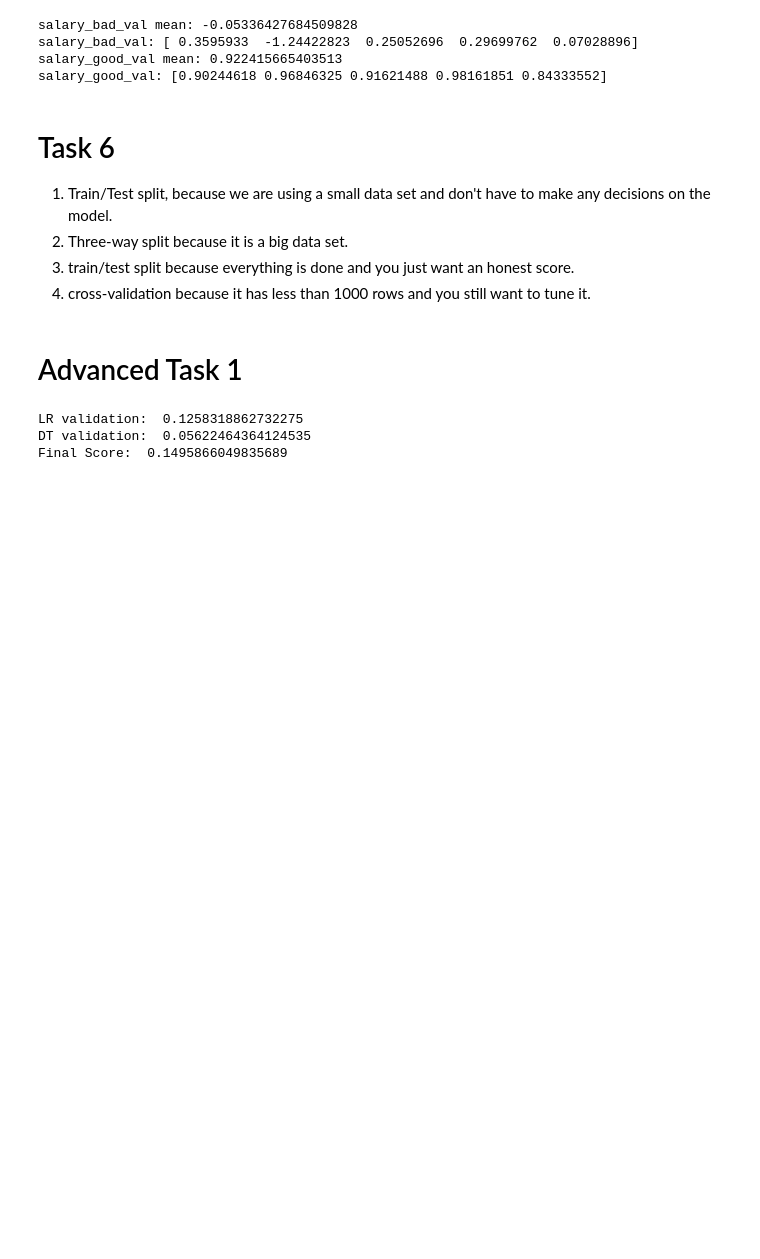
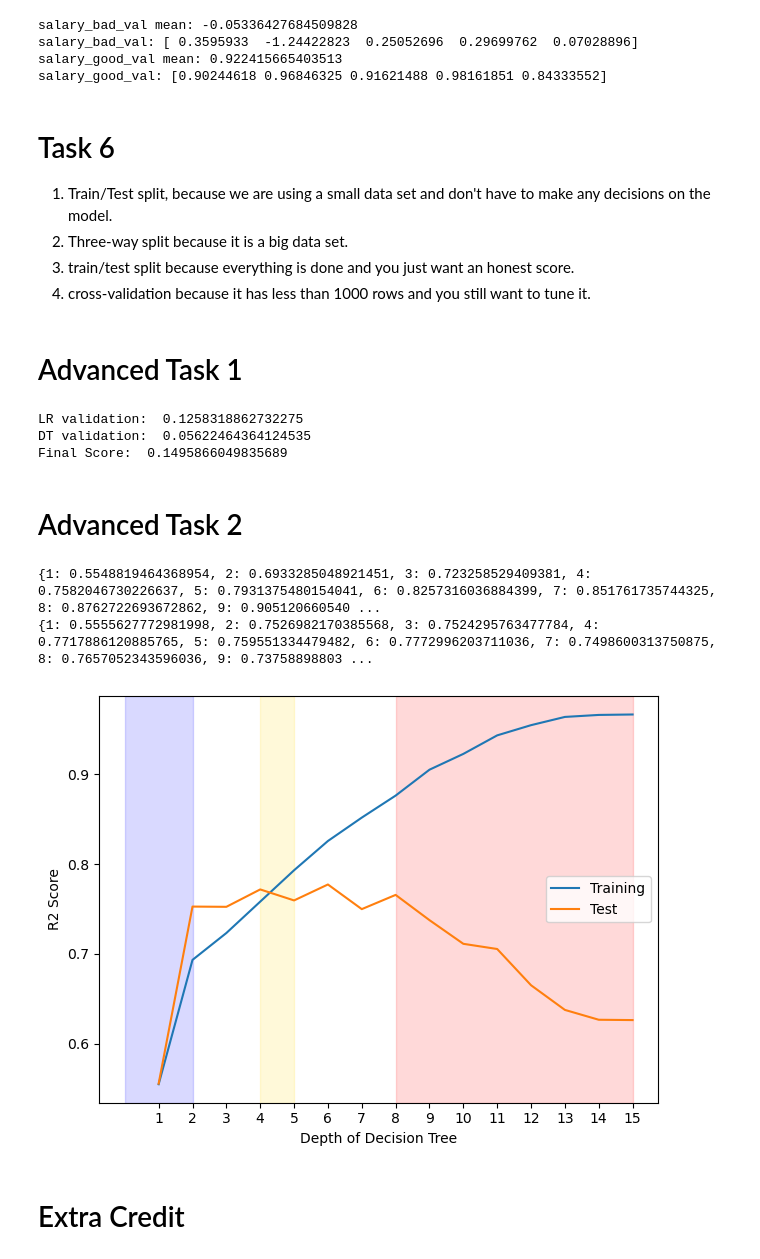
Before and after one commit to BrianFri/ModelTrust, a Jupyter notebook: modeltrust.ipynb, the cells around one changed output. Drawn from its saved outputs; the diff is of its cells as text; code cells hidden in the pictures; blank space fills up the shorter version.

```diff
--- a/modeltrust.ipynb
+++ b/modeltrust.ipynb
@@ -153,3 +153,50 @@ print("Final Score: ", ins_model_lr_score)
 LR validation:  0.1258318862732275
 DT validation:  0.05622464364124535
 Final Score:  0.1495866049835689
+# %% [markdown]
+# Advanced Task 2
+# %%
+# training_r2 = []
+# test_r2 = []
+training_r2 = {}
+test_r2 = {}
+
+for depth in range(1,16):
+    model = DecisionTreeRegressor(max_depth=depth, random_state=42)
+    model.fit(cars_X_train, cars_y_train)
+    # training_r2.append((depth, model.score(cars_X_train, cars_y_train)))
+    # test_r2.append((depth, model.score(cars_X_test, cars_y_test)))
+    # training_r2.append((model.score(cars_X_train, cars_y_train)))
+    # test_r2.append((model.score(cars_X_test, cars_y_test)))
+    training_r2[depth] = (model.score(cars_X_train, cars_y_train))
+    test_r2[depth] = (model.score(cars_X_test, cars_y_test))
+
+print(training_r2)
+print(test_r2)
+
+# training_r2_df = pd.DataFrame(training_r2)
+# test_r2_df = pd.DataFrame(test_r2)
+# %% [output]
+{1: 0.5548819464368954, 2: 0.6933285048921451, 3: 0.723258529409381, 4: 0.7582046730226637, 5: 0.7931375480154041, 6: 0.8257316036884399, 7: 0.851761735744325, 8: 0.8762722693672862, 9: 0.905120660540 ...
+{1: 0.5555627772981998, 2: 0.7526982170385568, 3: 0.7524295763477784, 4: 0.7717886120885765, 5: 0.759551334479482, 6: 0.7772996203711036, 7: 0.7498600313750875, 8: 0.7657052343596036, 9: 0.73758898803 ...
+# %%
+import matplotlib.pyplot as plt
+
+plt.plot(list(training_r2.keys()), list(training_r2.values()), label='Training')
+plt.plot(list(test_r2.keys()), list(test_r2.values()), label='Test')
+plt.xticks(range(1,16))
+
+plt.legend(loc='center right')
+plt.xlabel('Depth of Decision Tree')
+plt.ylabel('R2 Score')
+
+plt.axvspan(0, 2, color='blue', alpha=0.15) # Underfit
+plt.axvspan(4,5, color='gold', alpha=0.15)  # Sweet spot
+plt.axvspan(8,15, color='red', alpha=0.15)  # Overfit
+
+plt.tight_layout()
+plt.show()
+# %% [output]
+[figure, added]
+# %% [markdown]
+# Extra Credit
```
Also changed, not shown: parts of 1 cell of this notebook.
